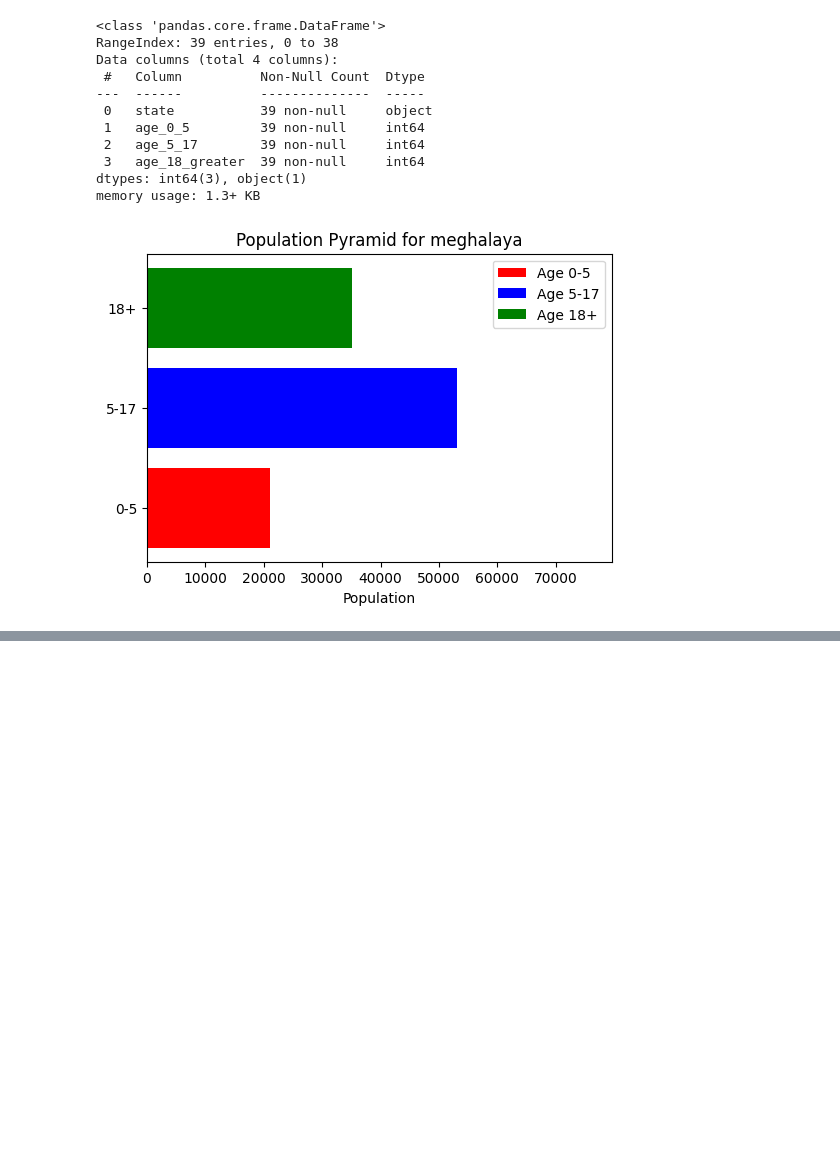
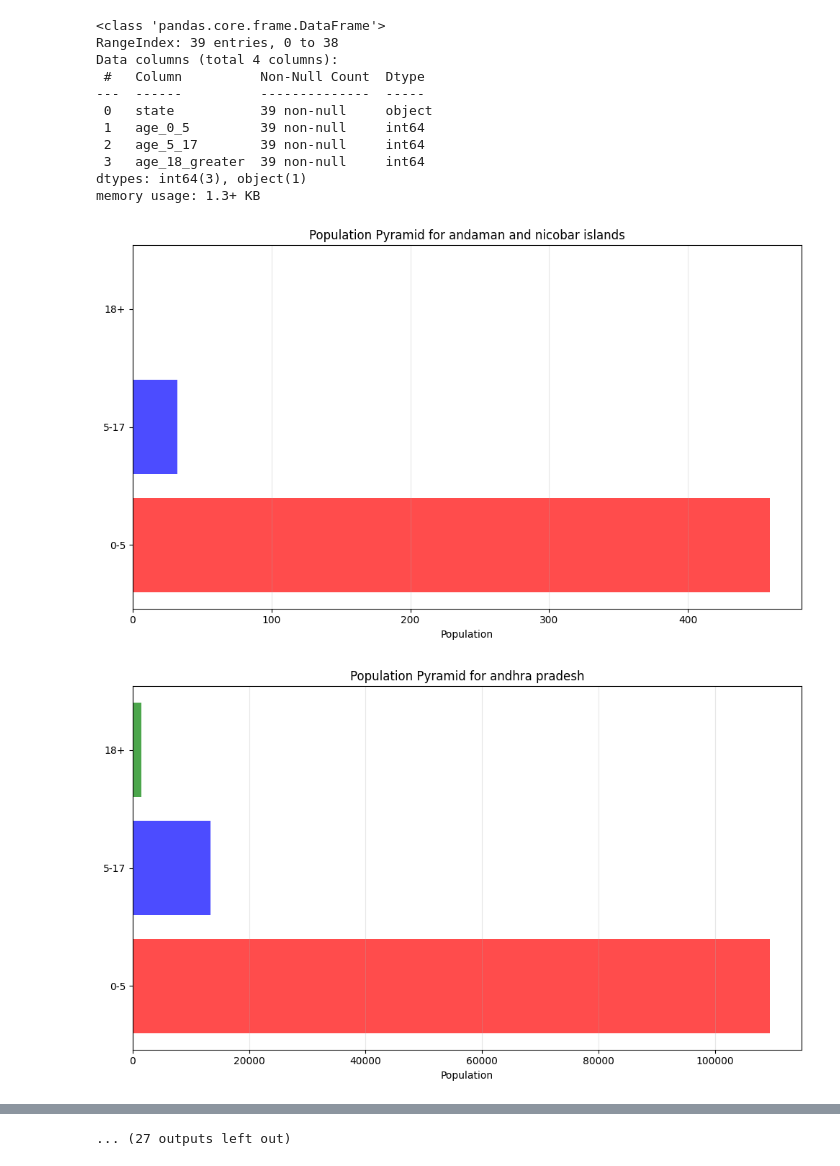
Before and after one commit to zeta200412/enrollment, a Jupyter notebook: data_analysis.ipynb, the cells around one changed output, grey strips where cells are left out. Drawn from its saved outputs; the diff is of its cells as text; code cells hidden in the pictures; blank space fills up the shorter version.

Commit message:
population  code  analysis outputs

```diff
--- a/data_analysis.ipynb
+++ b/data_analysis.ipynb
@@ -68,26 +68,27 @@ memory usage: 1.3+ KB
 # %%
 for _, row in grouped.iterrows():
     state = row['state']
-    age_groups = ['0-5','5-17', '18+']
-    values = [row['age_0_5'],row['age_5_17'], row['age_18_greater']]
-    if values[0] < values[2]:
-        fig, ax = plt.subplots(figsize=(6,4))
-        ax.barh(age_groups[0], values[0], color='red', label='Age 0-5')
-        # Left side: 5-17 (negative values)
-        ax.barh(age_groups[1], values[1], color='blue', label='Age 5-17')
+    age_groups = ['0-5', '5-17', '18+']
+    values = [row['age_0_5'], row['age_5_17'], row['age_18_greater']]
 
-        # Right side: 17+ (positive values)
-        ax.barh(age_groups[2], values[2], color='green', label='Age 18+')
 
-        # Formatting
-        ax.set_xlabel("Population")
-        ax.set_title(f"Population Pyramid for {state}")
-        ax.legend()
+    fig, ax = plt.subplots(figsize=(10, 6))
 
-        # Symmetric x-axis
-        max_val = max(values)
-        ax.set_xlim(0, max_val*1.5)
+        # Create population pyramid with negative values for left side
+    y_pos = np.arange(len(age_groups))
 
-        plt.show()
+        # Plot bars (you can modify this to show as left/right if you have gender data)
+    ax.barh(y_pos, values, color=['red', 'blue', 'green'], alpha=0.7)
+
+        # Set labels and formatting
+    ax.set_yticks(y_pos)
+    ax.set_yticklabels(age_groups)
+    ax.set_xlabel("Population")
+    ax.set_title(f"Population Pyramid for {state}")
+    ax.grid(axis='x', alpha=0.3)
+
+    plt.tight_layout()
+    plt.show()
 # %% [output]
-[figure, old version]
+[figure, new version]
+[figure, added]
@@ -93,0 +105 @@ for _, row in grouped.iterrows():
+... (27 outputs left out)
```
Also changed, not shown: parts of 1 cell of this notebook.
